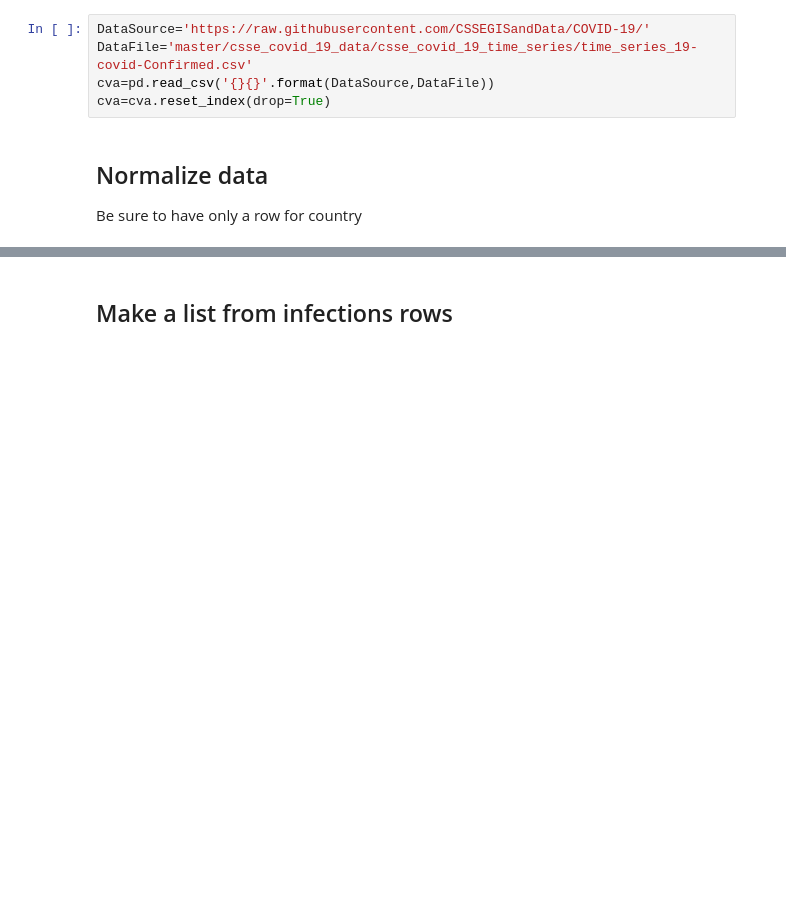
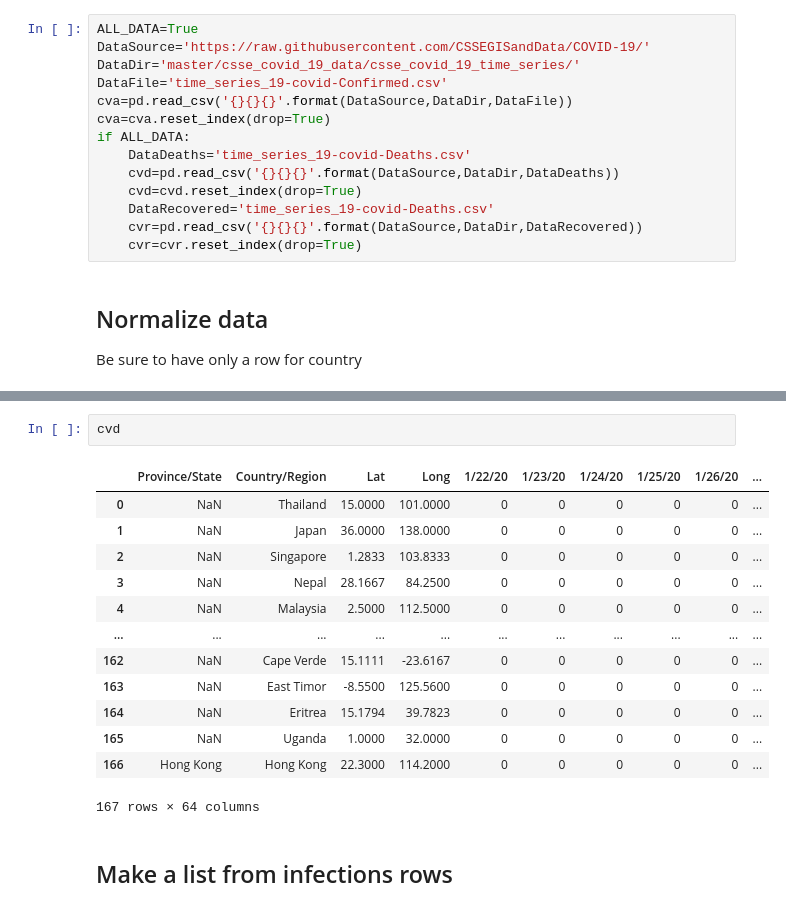
Before and after one commit to restrepo/COVID-19, a Jupyter notebook: covid_analysis.ipynb, the cells around one changed output, grey strips where cells are left out. Saved outputs shown, nothing was run; the diff lists cells and outputs as text; blank space fills up the shorter version.

```diff
--- a/covid_analysis.ipynb
+++ b/covid_analysis.ipynb
@@ -57,10 +57,19 @@ def merge_country(cva):
 # %% [markdown]
 ## Load data
 # %%
+ALL_DATA=True
 DataSource='https://raw.githubusercontent.com/CSSEGISandData/COVID-19/'
-DataFile='master/csse_covid_19_data/csse_covid_19_time_series/time_series_19-covid-Confirmed.csv'
-cva=pd.read_csv('{}{}'.format(DataSource,DataFile))
+DataDir='master/csse_covid_19_data/csse_covid_19_time_series/'
+DataFile='time_series_19-covid-Confirmed.csv'
+cva=pd.read_csv('{}{}{}'.format(DataSource,DataDir,DataFile))
 cva=cva.reset_index(drop=True)
+if ALL_DATA:
+    DataDeaths='time_series_19-covid-Deaths.csv'
+    cvd=pd.read_csv('{}{}{}'.format(DataSource,DataDir,DataDeaths))
+    cvd=cvd.reset_index(drop=True)
+    DataRecovered='time_series_19-covid-Deaths.csv'
+    cvr=pd.read_csv('{}{}{}'.format(DataSource,DataDir,DataRecovered))
+    cvr=cvr.reset_index(drop=True)
 # %% [markdown]
 ## Normalize data
 Be sure to have only a row for country
@@ -70,5 +82,21 @@ cv.shape
 # %% [output]
 (167, 64)
+# %%
+cvd
+# %% [output]
+|  | Province/State | Country/Region | Lat | Long | 1/22/20 | 1/23/20 | 1/24/20 | 1/25/20 | 1/26/20 | ... |
+| 0 | NaN | Thailand | 15.0000 | 101.0000 | 0 | 0 | 0 | 0 | 0 | ... |
+| 1 | NaN | Japan | 36.0000 | 138.0000 | 0 | 0 | 0 | 0 | 0 | ... |
+| 2 | NaN | Singapore | 1.2833 | 103.8333 | 0 | 0 | 0 | 0 | 0 | ... |
+| 3 | NaN | Nepal | 28.1667 | 84.2500 | 0 | 0 | 0 | 0 | 0 | ... |
+| 4 | NaN | Malaysia | 2.5000 | 112.5000 | 0 | 0 | 0 | 0 | 0 | ... |
+| ... | ... | ... | ... | ... | ... | ... | ... | ... | ... | ... |
+| 162 | NaN | Cape Verde | 15.1111 | -23.6167 | 0 | 0 | 0 | 0 | 0 | ... |
+| 163 | NaN | East Timor | -8.5500 | 125.5600 | 0 | 0 | 0 | 0 | 0 | ... |
+| 164 | NaN | Eritrea | 15.1794 | 39.7823 | 0 | 0 | 0 | 0 | 0 | ... |
+| 165 | NaN | Uganda | 1.0000 | 32.0000 | 0 | 0 | 0 | 0 | 0 | ... |
+| 166 | Hong Kong | Hong Kong | 22.3000 | 114.2000 | 0 | 0 | 0 | 0 | 0 | ... |
+167 rows × 64 columns
 # %% [markdown]
 ## Make a list from infections rows
 # %%
```
Also changed, not shown: parts of 4 cells of this notebook.
